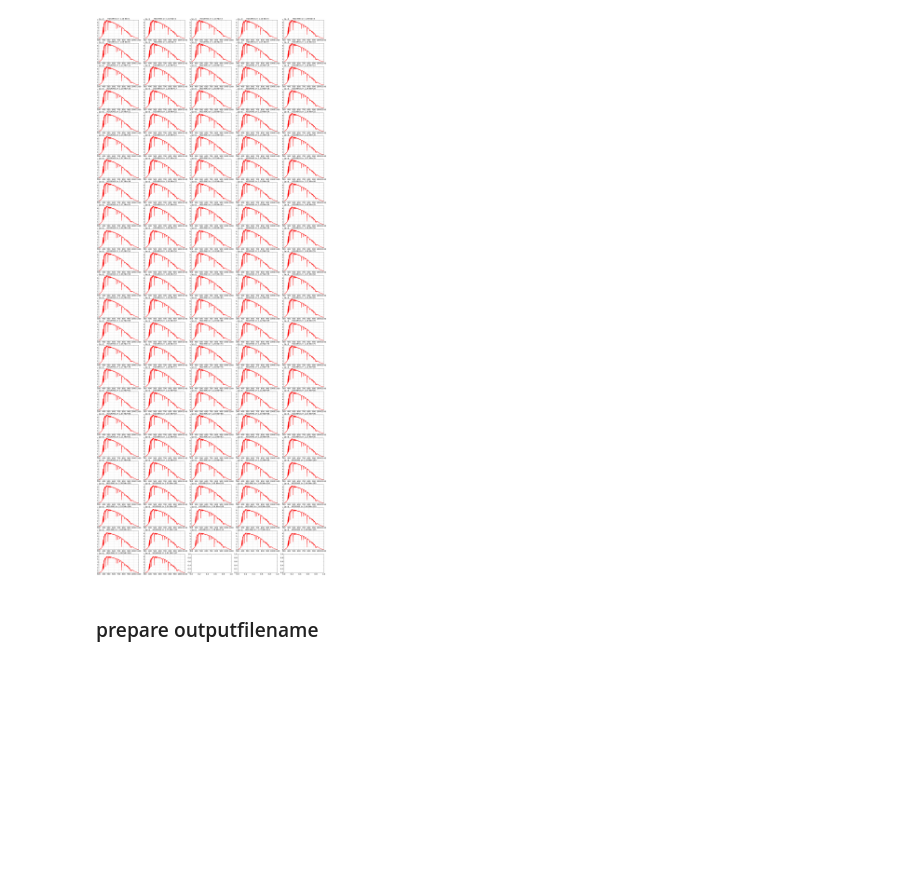
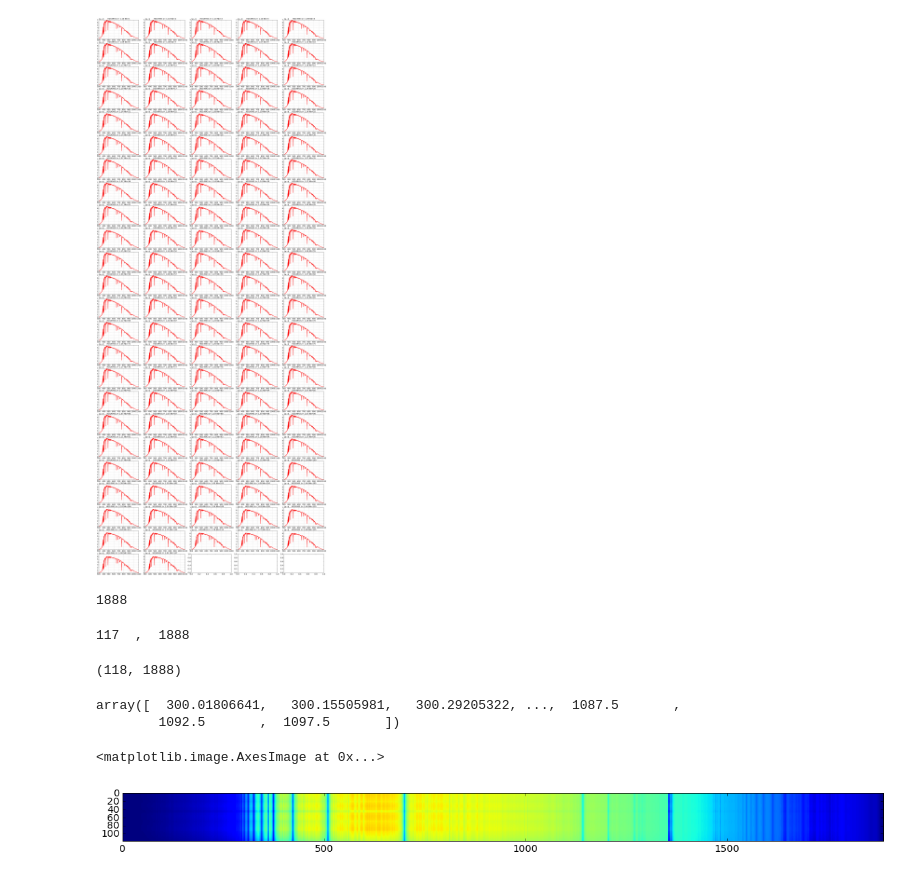
Before and after one commit to sylvielsstfr/CTIOAna2016, a Jupyter notebook: ana_2016_11/View_SimSpectrum_HD14943.ipynb, the cells around one changed output. Cells and saved outputs as stored; diff of their text form; code cells hidden in the pictures; blank space fills up the shorter version.

Commit message:
add the read of the all the simulatd spectra in a single file

```diff
--- a/ana_2016_11/View_SimSpectrum_HD14943.ipynb
+++ b/ana_2016_11/View_SimSpectrum_HD14943.ipynb
@@ -329,5 +317,3 @@ def ShowSpectra(all_wavelength,all_simspec,all_simtitles,object_name):
 ShowSpectra(all_simwavelength,all_simspectra,all_simtitles,object_name)
 # %% [output]
 [figure]
-# %% [markdown]
-### prepare outputfilename
@@ -343,0 +320,40 @@ newfullfilenames
+# %%
+len(all_simwavelength[0])
+# %% [output]
+1888
+# %%
+def MakeSimNpArray(all_simwavelength,all_simspectra):
+
+    all_simspectra=np.array(all_simspectra)
+    simwavelength=np.array(all_simwavelength[0])
+
+    NBSPEC=all_simspectra.shape[0]
+    NBWL=simwavelength.shape[0]
+
+    print NBSPEC,' , ',NBWL
+    dataout=np.zeros((NBSPEC+1,NBWL))
+
+    dataout[0,:]=simwavelength
+
+    for ispec in np.arange(1,NBSPEC)+1:
+        dataout[ispec,:]=all_simspectra[ispec-1]
+    return dataout
+# %%
+spectra_out=MakeSimNpArray(all_simwavelength,all_simspectra)
+# %% [output]
+117  ,  1888
+# %%
+spectra_out.shape
+# %% [output]
+(118, 1888)
+# %%
+spectra_out[0,:]
+# %% [output]
+array([  300.01806641,   300.15505981,   300.29205322, ...,  1087.5       ,
+        1092.5       ,  1097.5       ])
+# %%
+plt.figure(figsize=(20,20))
+plt.imshow(spectra_out[:,:],vmin=0,vmax=1e-8)
+# %% [output]
+<matplotlib.image.AxesImage at 0x...>
+[figure, added]
```
Also changed, not shown: parts of 13 cells of this notebook, 1 other file.
